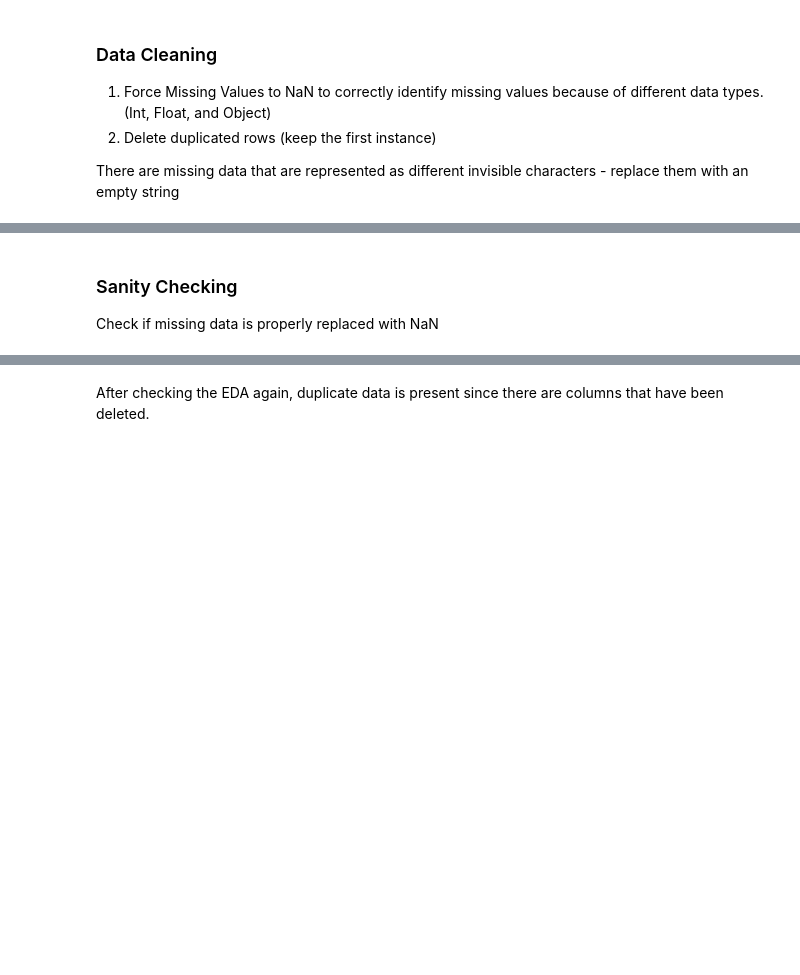
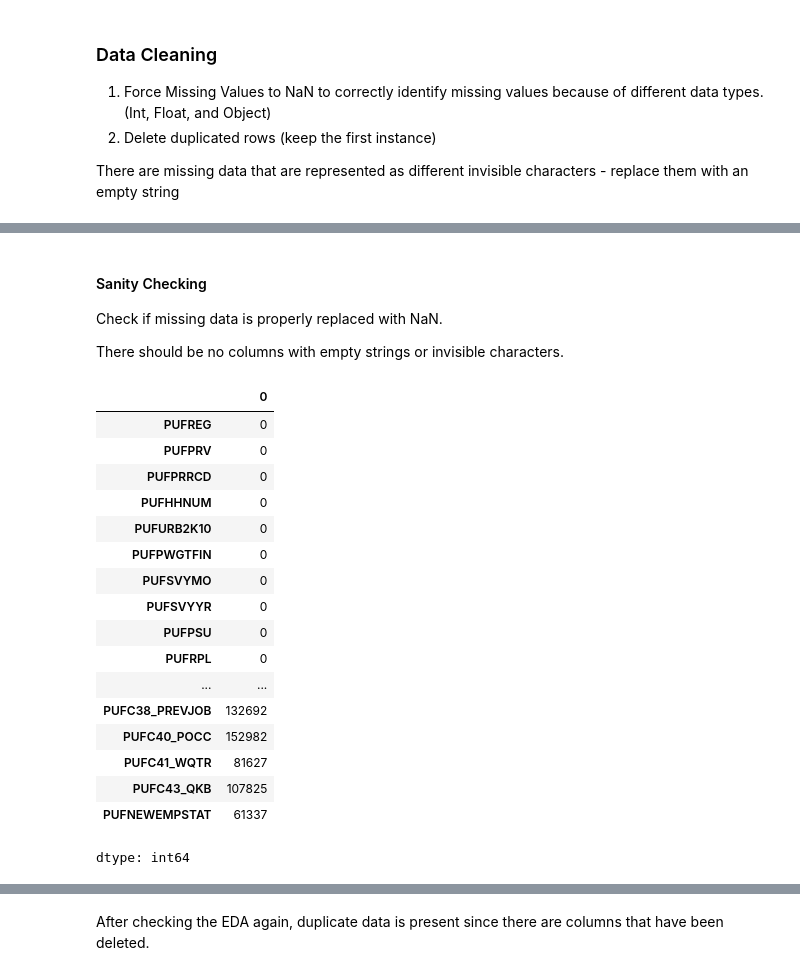
Before and after one commit to tinySculpture/STINTSY-Project, a Jupyter notebook: Project_Labor_Force_Survey-colab.ipynb, the cells around one changed output, grey strips where cells are left out. Drawn from its saved outputs; the diff is of its cells as text; code cells hidden in the pictures; blank space fills up the shorter version.

```diff
--- a/Project_Labor_Force_Survey-colab.ipynb
+++ b/Project_Labor_Force_Survey-colab.ipynb
@@ -152,3 +172,26 @@ df = df.map(lambda x: np.nan if isinstance(x, str) and x.strip() == "" else x)
 # %% [markdown]
-### Sanity Checking
-Check if missing data is properly replaced with NaN
+#### Sanity Checking
+Check if missing data is properly replaced with NaN.
+
+There should be no columns with empty strings or invisible characters.
+# %%
+df.isna().sum()
+# %% [output]
+|  | 0 |
+| PUFREG | 0 |
+| PUFPRV | 0 |
+| PUFPRRCD | 0 |
+| PUFHHNUM | 0 |
+| PUFURB2K10 | 0 |
+| PUFPWGTFIN | 0 |
+| PUFSVYMO | 0 |
+| PUFSVYYR | 0 |
+| PUFPSU | 0 |
+| PUFRPL | 0 |
+| ... | ... |
+| PUFC38_PREVJOB | 132692 |
+| PUFC40_POCC | 152982 |
+| PUFC41_WQTR | 81627 |
+| PUFC43_QKB | 107825 |
+| PUFNEWEMPSTAT | 61337 |
+dtype: int64
```
Also changed, not shown: parts of 49 cells of this notebook.
